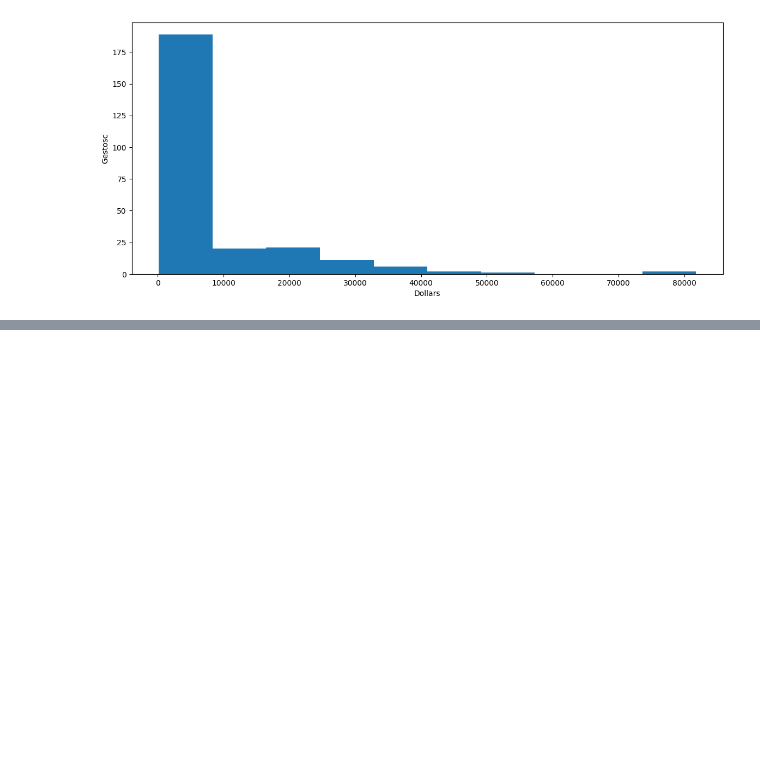
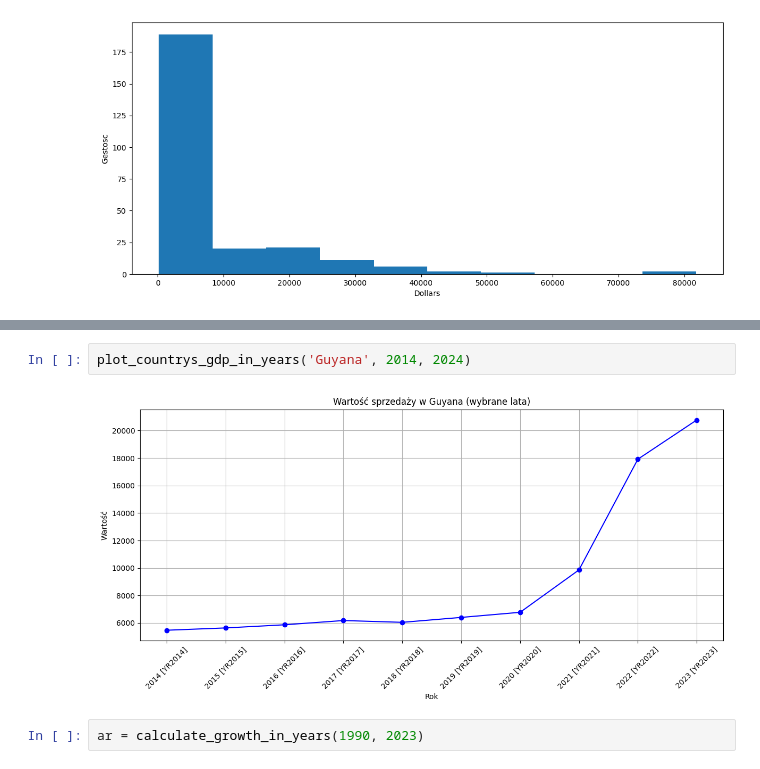
Before and after one commit to radekszewczyk01/DataAnalysisPython, a Jupyter notebook: gdp_growth_analysis.ipynb, the cells around one changed output, grey strips where cells are left out. Cells and saved outputs as stored; diff of their text form; blank space fills up the shorter version.

```diff
--- a/gdp_growth_analysis.ipynb
+++ b/gdp_growth_analysis.ipynb
@@ -154,0 +135,6 @@ dataset_sorted_calculated_growth.head(10)
+# %%
+plot_countrys_gdp_in_years('Guyana', 2014, 2024)
+# %% [output]
+[figure, added]
+# %%
+ar = calculate_growth_in_years(1990, 2023)
```
Also changed, not shown: parts of 18 cells of this notebook, 1 other file.
